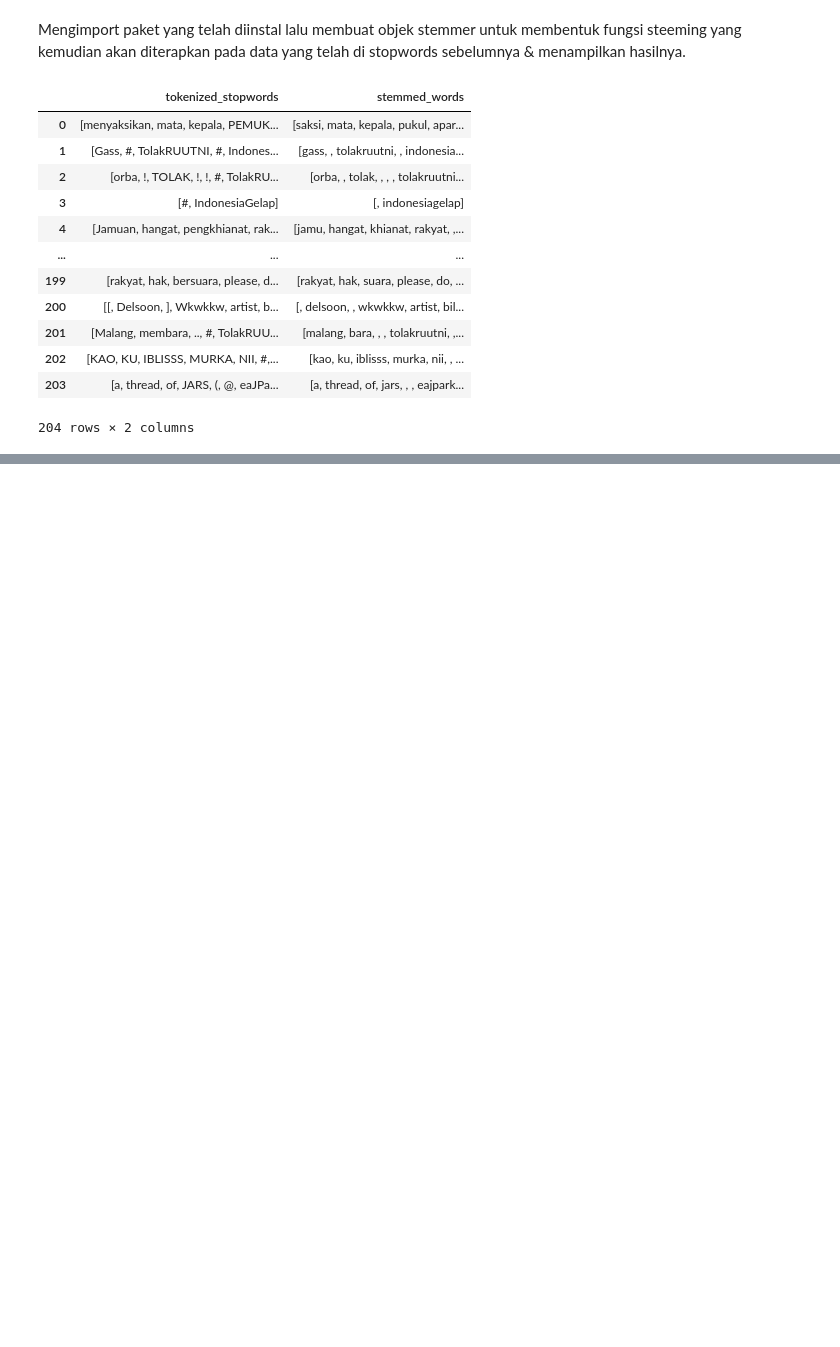
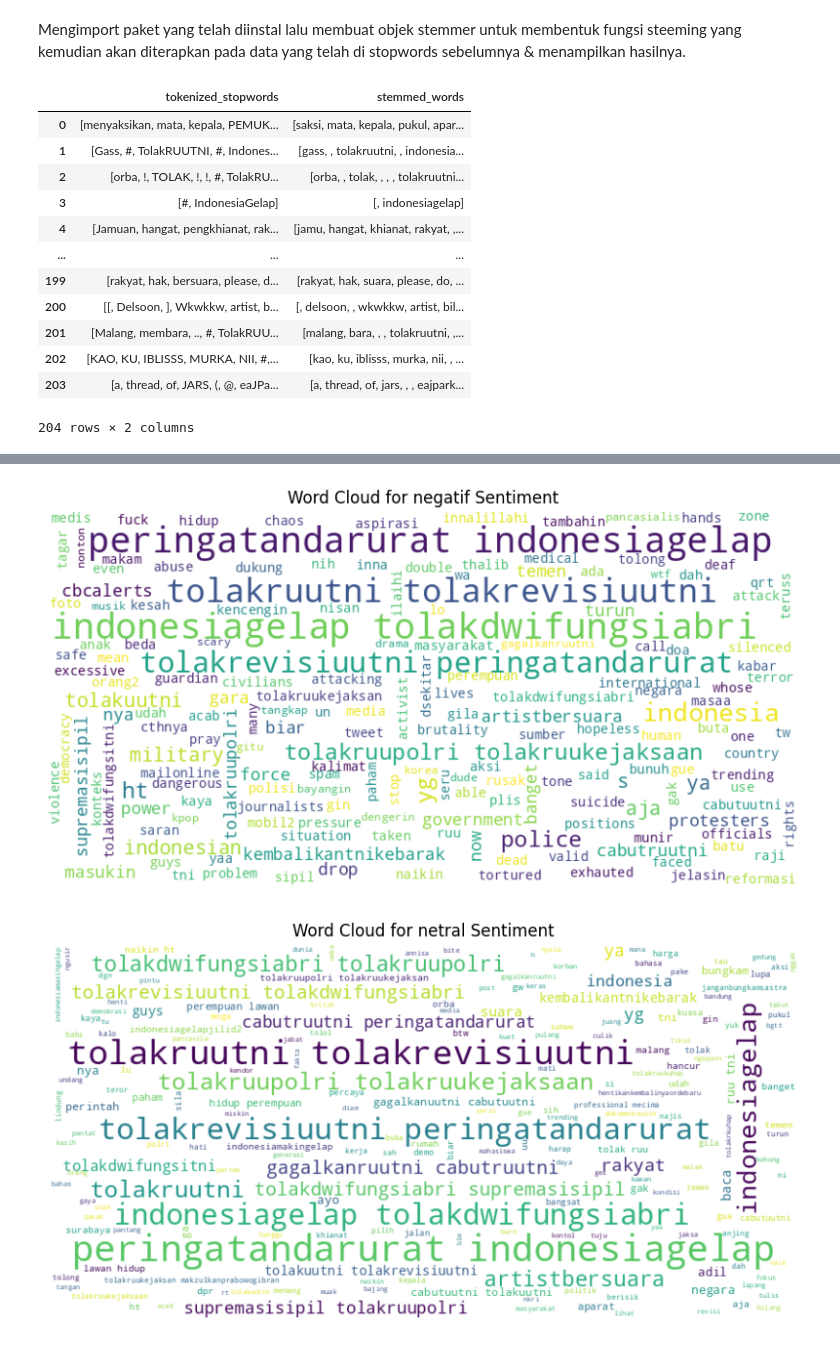
Before and after one commit to noelivander/BD-2, a Jupyter notebook: prepare_data_IndonesiaGelap.ipynb, the cells around one changed output, grey strips where cells are left out. Cells and saved outputs as stored; diff of their text form; code cells hidden in the pictures; blank space fills up the shorter version.

```diff
--- a/prepare_data_IndonesiaGelap.ipynb
+++ b/prepare_data_IndonesiaGelap.ipynb
@@ -291,0 +399,21 @@ IndonesiaGelap[['tokenized_stopwords', 'stemmed_words']]
+# %%
+# Group data by sentiment label
+sentiment_groups = IndonesiaGelap.groupby('sentiment_label')
+
+# Create word clouds for each sentiment category
+for sentiment, group in sentiment_groups:
+    # Combine all stemmed words in the group
+    all_words = ' '.join([' '.join(words) for words in group['stemmed_words']])
+
+    # Generate the word cloud
+    wordcloud = WordCloud(width=800, height=400, background_color='white').generate(all_words)
+
+    # Display the generated image:
+    plt.figure(figsize=(10, 5))
+    plt.imshow(wordcloud, interpolation='bilinear')
+    plt.axis("off")
+    plt.title(f'Word Cloud for {sentiment} Sentiment')
+    plt.show()
+# %% [output]
+[figure, added]
+[figure, added]
```
Also changed, not shown: parts of 8 cells of this notebook.
